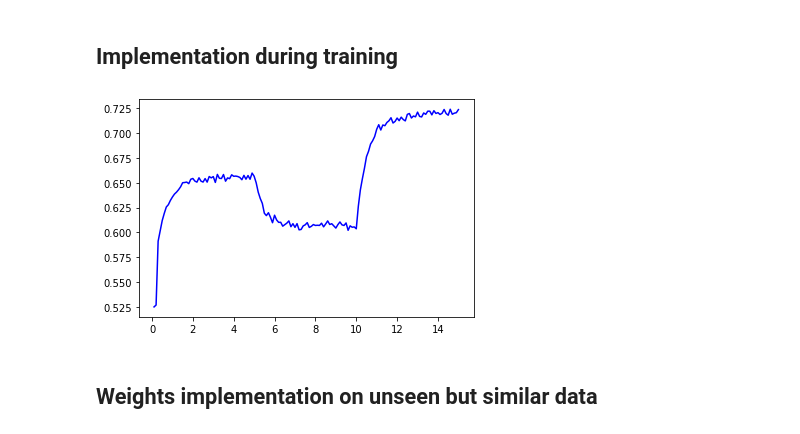
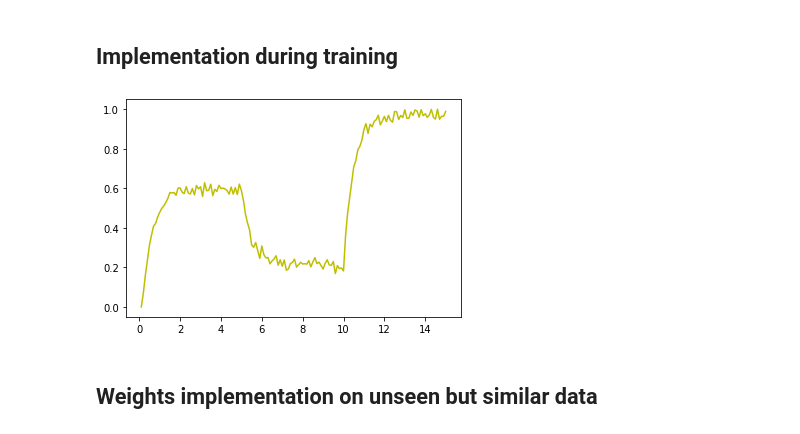
Before and after one commit to Kikumu/Computational-science-practice, a Jupyter notebook: CourseProject/Computational-Science-ACW.ipynb, the cells around one changed output. Cells and saved outputs as stored; diff of their text form; code cells hidden in the pictures.

```diff
--- a/CourseProject/Computational-Science-ACW.ipynb
+++ b/CourseProject/Computational-Science-ACW.ipynb
@@ -585,3 +585,8 @@ def predict3(noise2,weights2):
 ## Train network using sigmoid
 # %% [markdown]
 ### normalize data
+# %%
+#min_max_scaler = preprocessing.MinMaxScaler()
+#x_scaled =preprocessing.scale(random_vals)
+x_scaled = preprocessing.minmax_scale(random_vals)
+x_scaled
@@ -624,14 +656,14 @@ values,e,w,test,itrArray,accuracy_array = train_weights3(dat2, 0.01,1000)
 # %% [markdown]
 ## Implementation during training
 # %%
-y_axis = values #network output
-#y = normal_array
+#y_axis = values #network output
+y = x_scaled
 x_axis = x = t_save2
-#plt.plot(x,y,"y") #actual
-plt.plot(x_axis,y_axis,"b")#noise
+plt.plot(x,y,"y") #actual
+#plt.plot(x_axis,y_axis,"b")#noise
 plt.show()
 # %% [output]
-[figure, old version]
+[figure, new version]
 # %% [markdown]
 ## Weights implementation on unseen but similar data
 # %%
```
Also changed, not shown: parts of 12 cells of this notebook.
